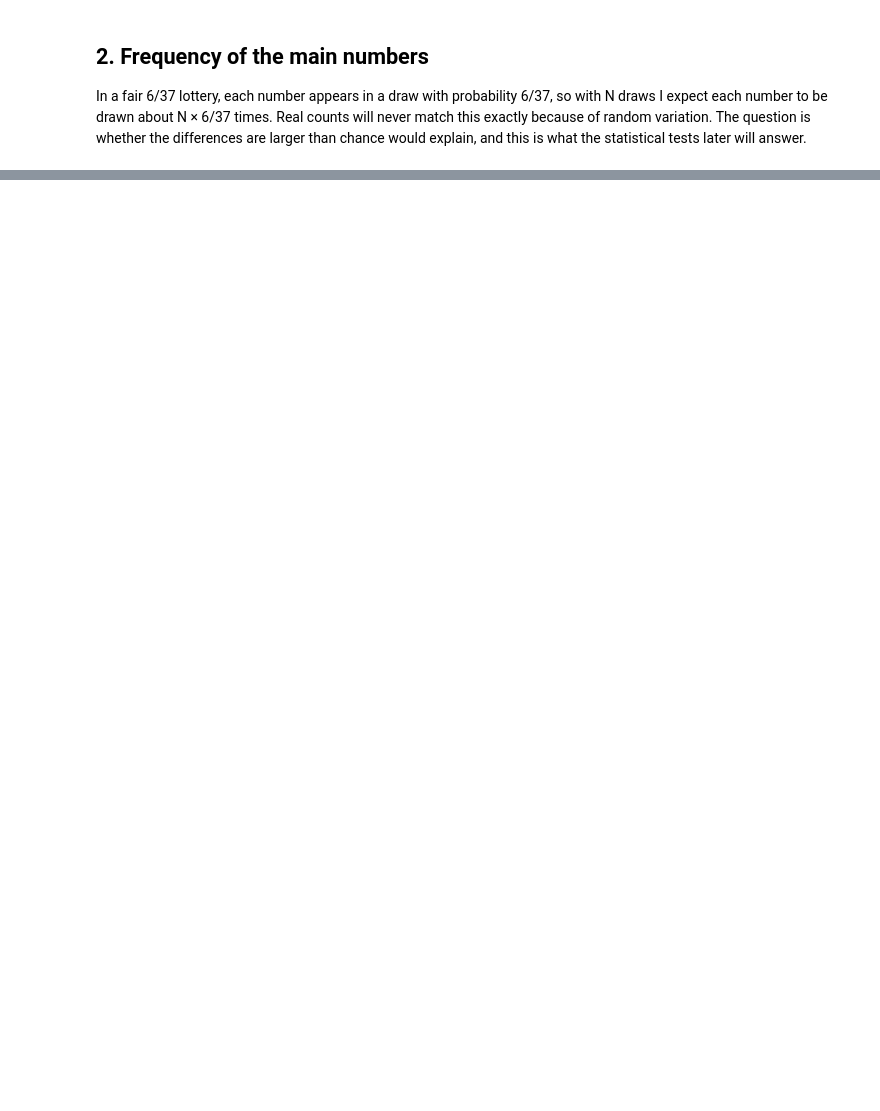
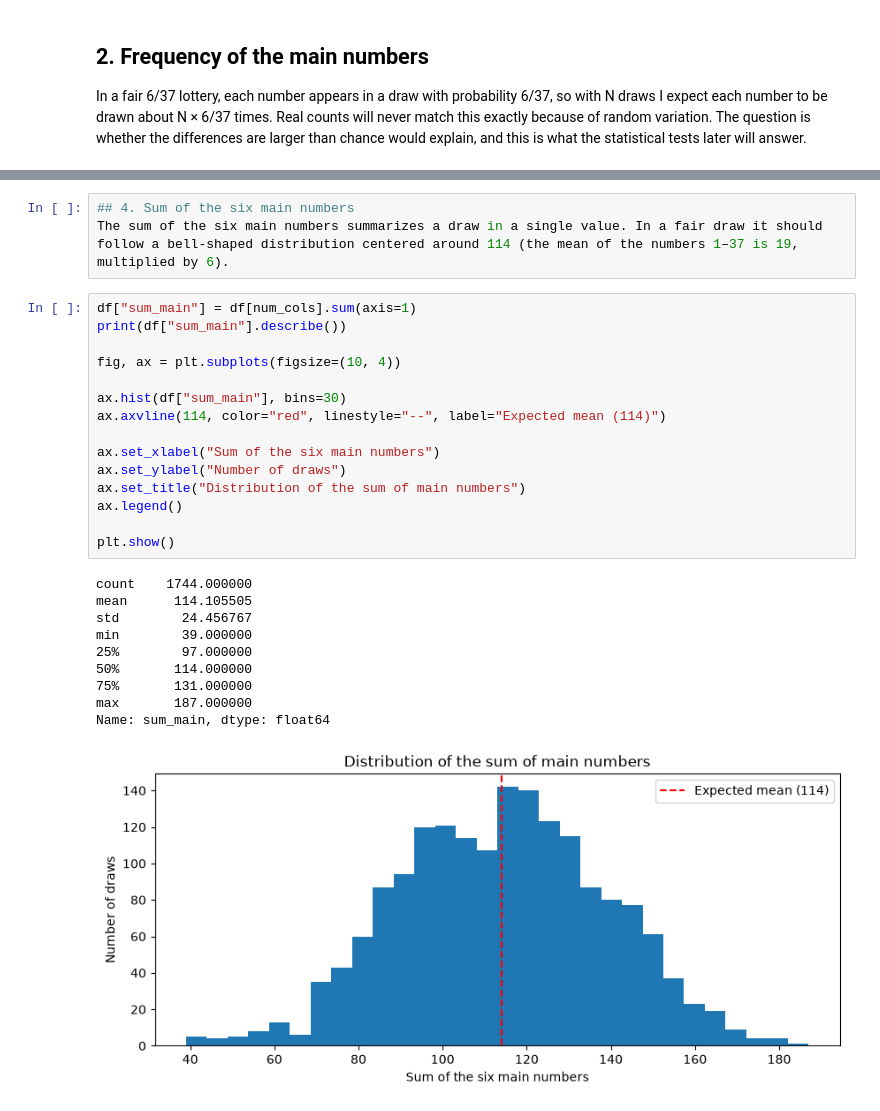
Before and after one commit to timbercodes/lottery-data-analysis, a Jupyter notebook: notebooks/02_eda.ipynb, the cells around one changed output, grey strips where cells are left out. Cells and saved outputs as stored; diff of their text form; blank space fills up the shorter version.

```diff
--- a/notebooks/02_eda.ipynb
+++ b/notebooks/02_eda.ipynb
@@ -42,0 +103,29 @@ plt.show()
+# %%
+## 4. Sum of the six main numbers
+The sum of the six main numbers summarizes a draw in a single value. In a fair draw it should follow a bell-shaped distribution centered around 114 (the mean of the numbers 1–37 is 19, multiplied by 6).
+# %%
+df["sum_main"] = df[num_cols].sum(axis=1)
+print(df["sum_main"].describe())
+
+fig, ax = plt.subplots(figsize=(10, 4))
+
+ax.hist(df["sum_main"], bins=30)
+ax.axvline(114, color="red", linestyle="--", label="Expected mean (114)")
+
+ax.set_xlabel("Sum of the six main numbers")
+ax.set_ylabel("Number of draws")
+ax.set_title("Distribution of the sum of main numbers")
+ax.legend()
+
+plt.show()
+# %% [output]
+count    1744.000000
+mean      114.105505
+std        24.456767
+min        39.000000
+25%        97.000000
+50%       114.000000
+75%       131.000000
+max       187.000000
+Name: sum_main, dtype: float64
+[figure, added]
```
Also changed, not shown: parts of 9 cells of this notebook.
